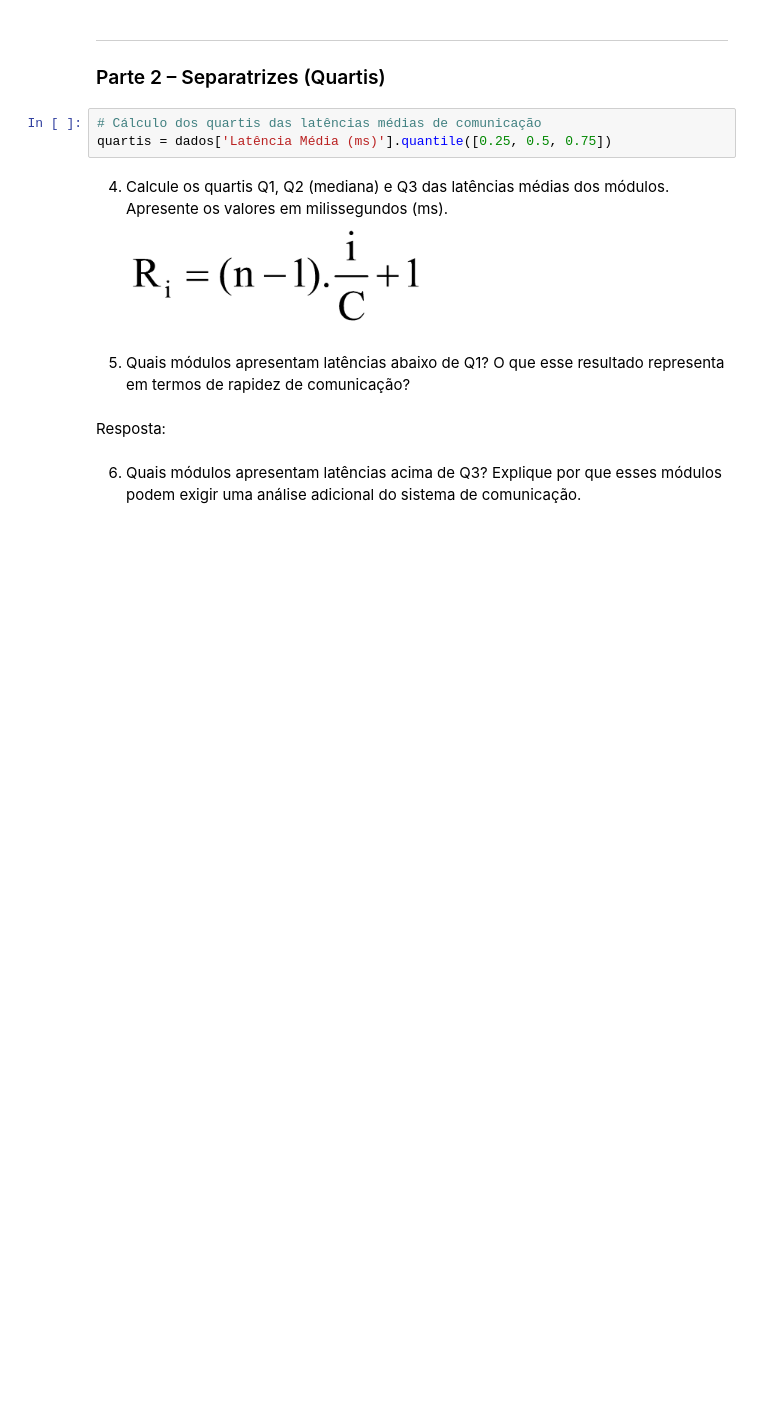
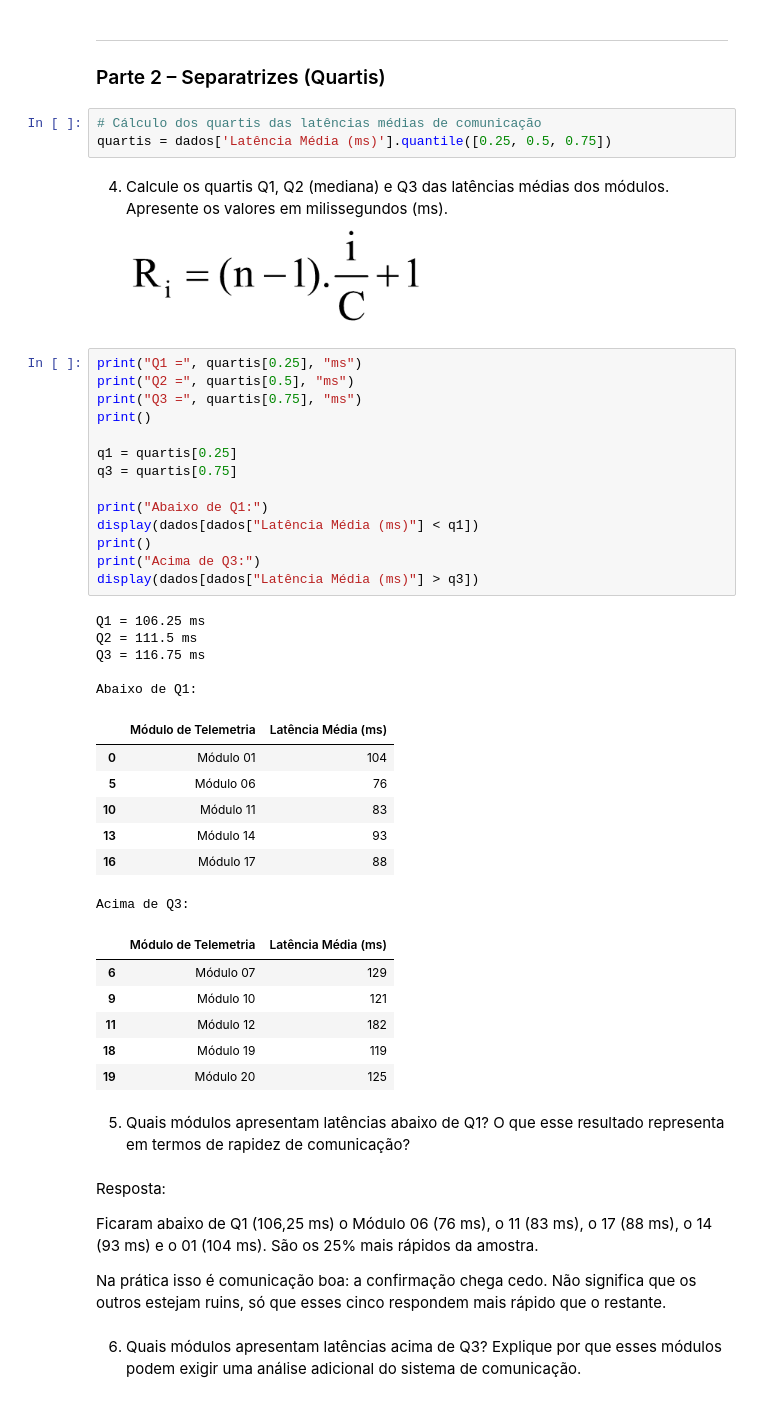
Before and after one commit to caiosemblano/M06-Lab-Estatistica, a Jupyter notebook: AT13 - Medidas de tendencia central e Variabilidade.ipynb, the cells around one changed output. Drawn from its saved outputs; the diff is of its cells as text; blank space fills up the shorter version.

```diff
--- a/AT13 - Medidas de tendencia central e Variabilidade.ipynb
+++ b/AT13 - Medidas de tendencia central e Variabilidade.ipynb
@@ -98,10 +165,47 @@ quartis = dados['Latência Média (ms)'].quantile([0.25, 0.5, 0.75])
 # %% [markdown]
 4. Calcule os quartis Q1, Q2 (mediana) e Q3 das latências médias dos módulos. Apresente os valores em milissegundos (ms).
 <br><img src="embedded-picture-1" alt="Descrição da imagem" width="300"/>
+# %%
+print("Q1 =", quartis[0.25], "ms")
+print("Q2 =", quartis[0.5], "ms")
+print("Q3 =", quartis[0.75], "ms")
+print()
+
+q1 = quartis[0.25]
+q3 = quartis[0.75]
+
+print("Abaixo de Q1:")
+display(dados[dados["Latência Média (ms)"] < q1])
+print()
+print("Acima de Q3:")
+display(dados[dados["Latência Média (ms)"] > q3])
+# %% [output]
+Q1 = 106.25 ms
+Q2 = 111.5 ms
+Q3 = 116.75 ms
+
+Abaixo de Q1:
+|  | Módulo de Telemetria | Latência Média (ms) |
+| 0 | Módulo 01 | 104 |
+| 5 | Módulo 06 | 76 |
+| 10 | Módulo 11 | 83 |
+| 13 | Módulo 14 | 93 |
+| 16 | Módulo 17 | 88 |
+Acima de Q3:
+|  | Módulo de Telemetria | Latência Média (ms) |
+| 6 | Módulo 07 | 129 |
+| 9 | Módulo 10 | 121 |
+| 11 | Módulo 12 | 182 |
+| 18 | Módulo 19 | 119 |
+| 19 | Módulo 20 | 125 |
 # %% [markdown]
 5. Quais módulos apresentam latências abaixo de Q1? O que esse resultado representa em termos de rapidez de comunicação?
 # %% [markdown]
 Resposta:
+
+Ficaram abaixo de Q1 (106,25 ms) o Módulo 06 (76 ms), o 11 (83 ms), o 17 (88 ms), o 14 (93 ms) e o 01 (104 ms). São os 25% mais rápidos da amostra.
+
+Na prática isso é comunicação boa: a confirmação chega cedo. Não significa que os outros estejam ruins, só que esses cinco respondem mais rápido que o restante.
 # %% [markdown]
 6. Quais módulos apresentam latências acima de Q3? Explique por que esses módulos podem exigir uma análise adicional do sistema de comunicação.
 # %% [markdown]
```
Also changed, not shown: parts of 14 cells of this notebook, 2 other files.
